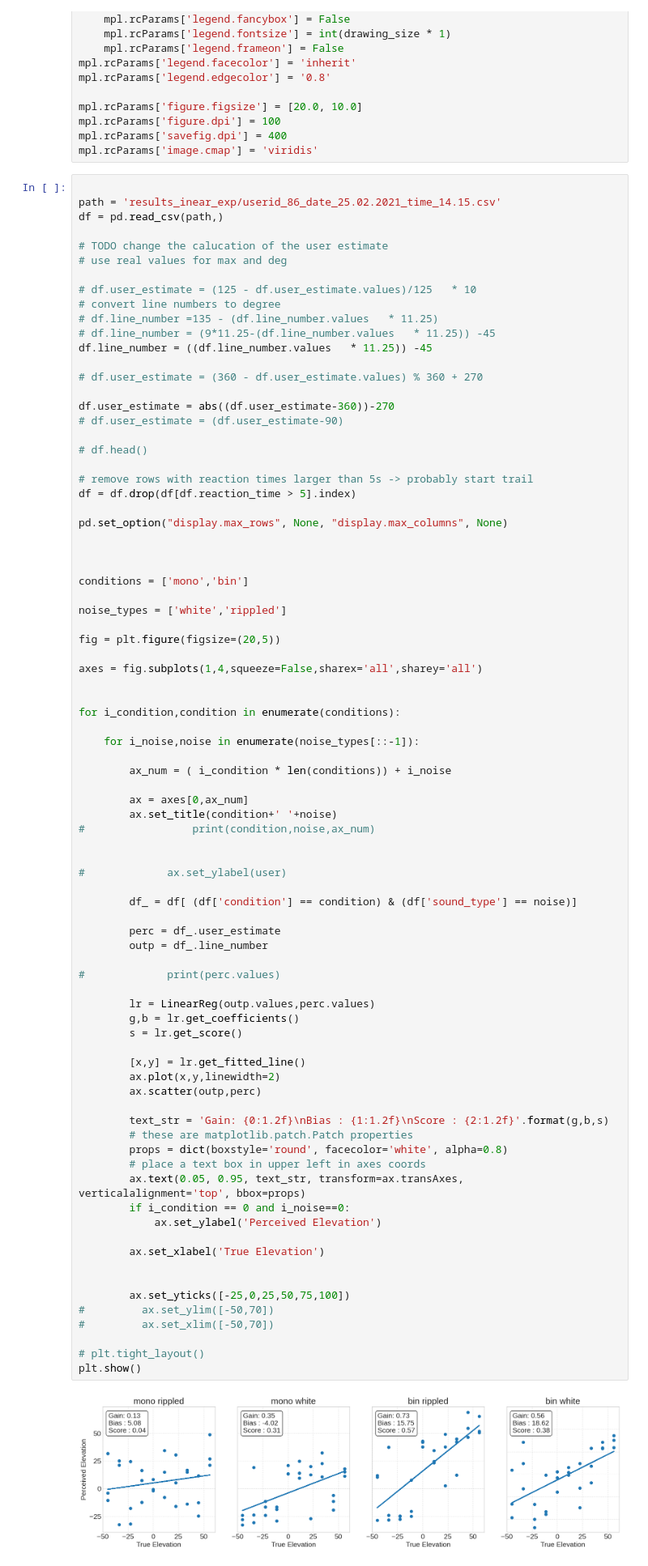
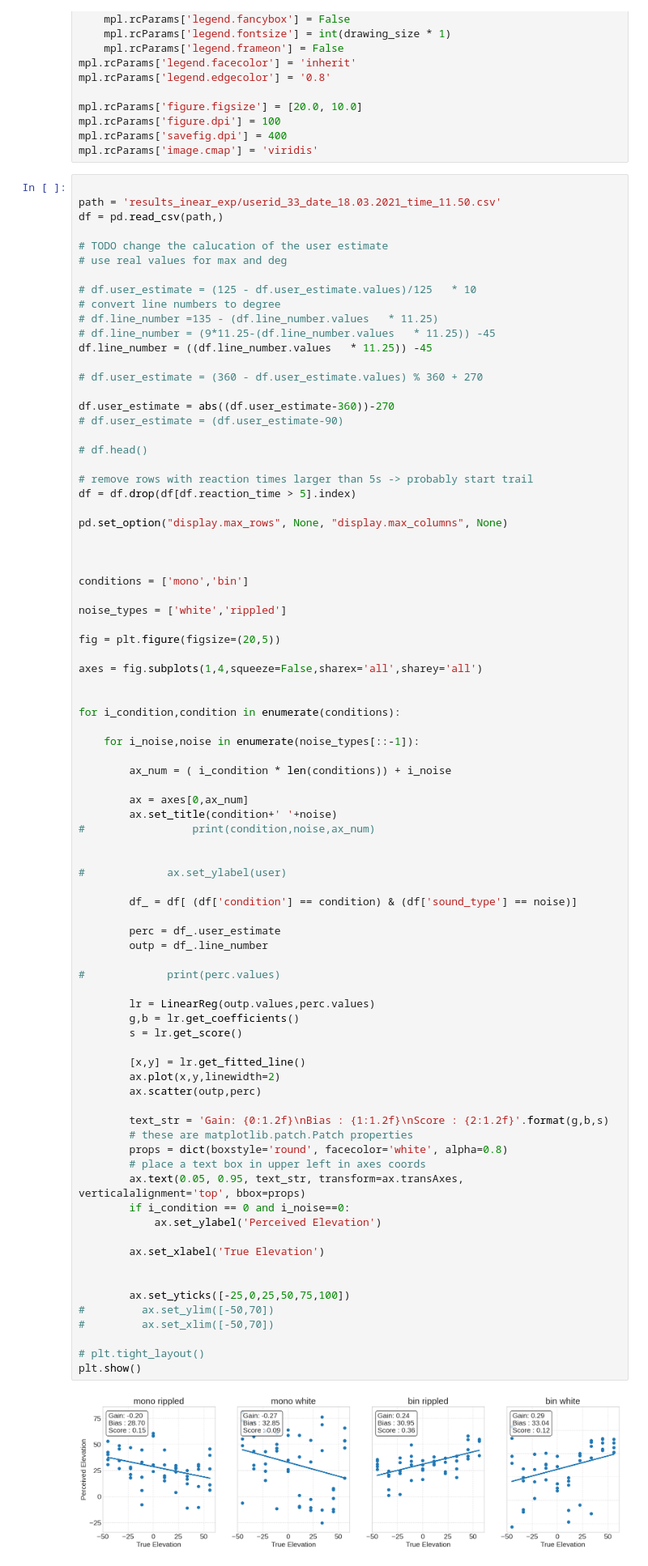
Before and after one commit to oesst/vertical_localization_exp, a Jupyter notebook: data_analysis_quick&dirty.ipynb, the cells around one changed output. Shown at 81% size. Drawn from its saved outputs; the diff is of its cells as text.

```diff
--- a/data_analysis_quick&dirty.ipynb
+++ b/data_analysis_quick&dirty.ipynb
@@ -83,7 +83,7 @@ mpl.rcParams['savefig.dpi'] = 400
 mpl.rcParams['image.cmap'] = 'viridis'
 # %%
 
-path = 'results_inear_exp/userid_86_date_25.02.2021_time_14.15.csv'
+path = 'results_inear_exp/userid_33_date_18.03.2021_time_11.50.csv'
 df = pd.read_csv(path,)
 
 # TODO change the calucation of the user estimate
@@ -137,34 +137,34 @@ for i_condition,condition in enumerate(conditions):
         outp = df_.line_number
 
 #             print(perc.values)
 
         lr = LinearReg(outp.values,perc.values)
         g,b = lr.get_coefficients()
         s = lr.get_score()
 
         [x,y] = lr.get_fitted_line()
         ax.plot(x,y,linewidth=2)
         ax.scatter(outp,perc)
 
         text_str = 'Gain: {0:1.2f}\nBias : {1:1.2f}\nScore : {2:1.2f}'.format(g,b,s)
         # these are matplotlib.patch.Patch properties
         props = dict(boxstyle='round', facecolor='white', alpha=0.8)
         # place a text box in upper left in axes coords
         ax.text(0.05, 0.95, text_str, transform=ax.transAxes, verticalalignment='top', bbox=props)
         if i_condition == 0 and i_noise==0:
             ax.set_ylabel('Perceived Elevation')
 
         ax.set_xlabel('True Elevation')
 
 
         ax.set_yticks([-25,0,25,50,75,100])
 #         ax.set_ylim([-50,70])
 #         ax.set_xlim([-50,70])
 
 # plt.tight_layout()
 plt.show()
 # %% [output]
-[figure, old version]
+[figure, new version]
 # %%
 from pathlib import Path
 
```
Also changed, not shown: parts of 2 cells of this notebook, 1 other file.
